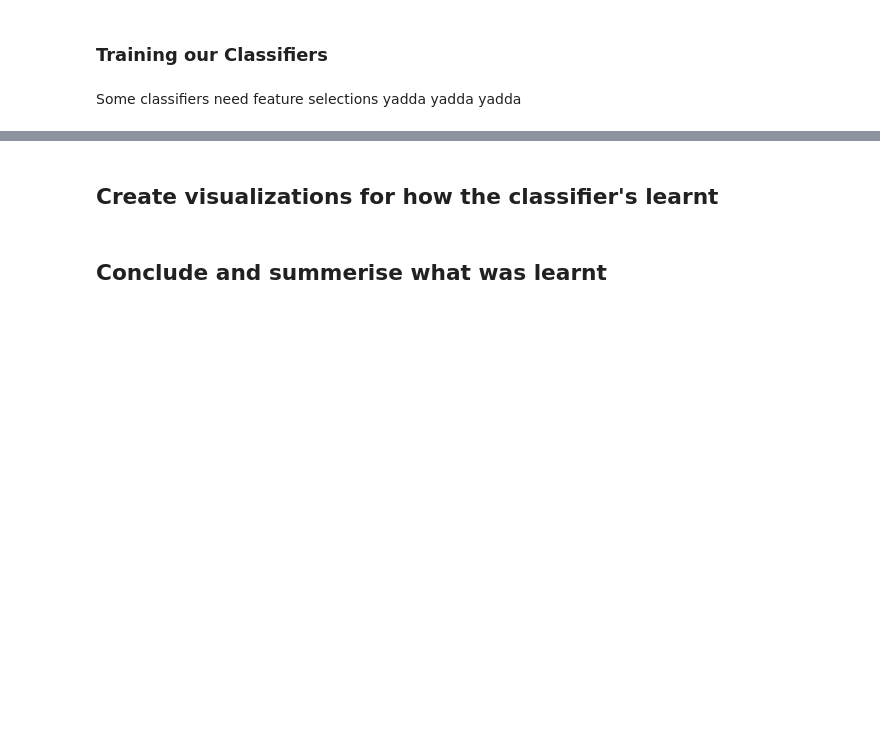
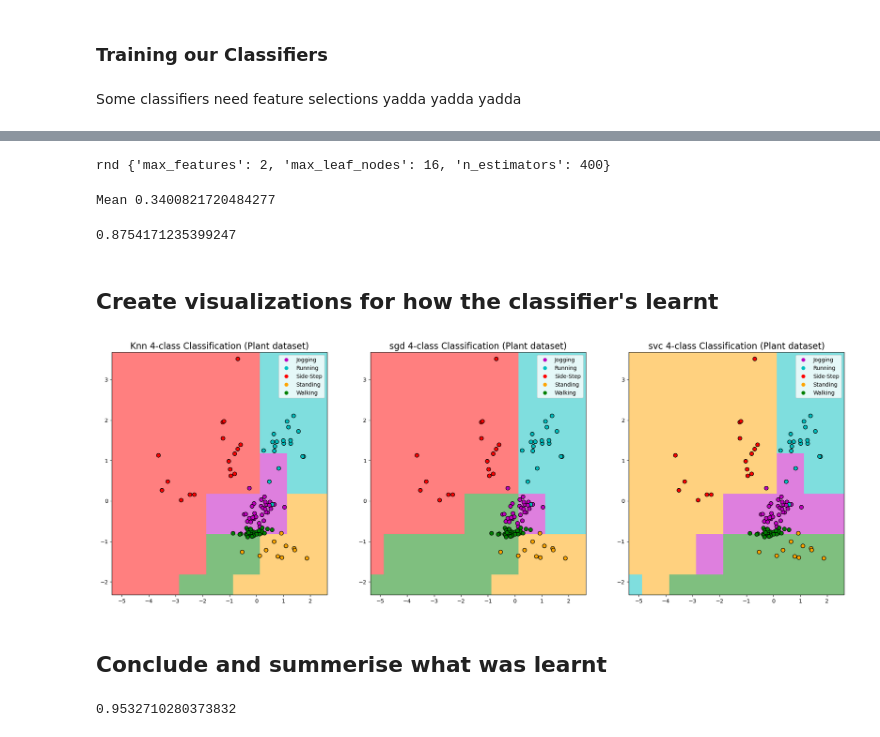
Before and after one commit to Mokoto-K/COSC102-assignment-3, a Jupyter notebook: assignment-3.ipynb, the cells around one changed output, grey strips where cells are left out. Saved outputs shown, nothing was run; the diff lists cells and outputs as text; code cells hidden in the pictures; blank space fills up the shorter version.

```diff
--- a/assignment-3.ipynb
+++ b/assignment-3.ipynb
@@ -932,2 +980,55 @@ the SGD is so bad that it alone will bring down the voting classifier. For these
+# %%
+# from sklearn.metrics import mean_squared_error
+# n_est = 1000
+# ada = AdaBoostClassifier(
+#     DecisionTreeClassifier(max_depth=1), n_estimators=n_est,
+#     algorithm="SAMME.R", learning_rate=0.5)
+
+# ada_clf = ada.fit(X_train, y_train)
+
+# errors = [mean_squared_error(y_test, y_pred) for y_pred in ada_clf.staged_predict(X_test)]
+
+# bst_estimatores = np.argmin(errors) + 1
+
+# bst_estimatores
+
+def grid(clf, params, X, y):
+    for c in clf:
+        clf = c[0]
+        name = c[1]
+        grid_search = GridSearchCV(clf, params, cv=5, scoring="neg_mean_squared_error", return_train_score=True, refit=True)
+        grid_search.fit(X, y)
+        print(name, grid_search.best_params_)
+    # return grid_search
+
+rnd = RandomForestClassifier()
+ada = AdaBoostClassifier()
+gbc = GradientBoostingClassifier()
+
+h_params = [{"n_estimators": [200, 400], "max_features": [2, 6], "max_leaf_nodes": [8, 16, 24]}]
+
+gs = grid([(rnd, "rnd")], h_params, X_train, y_train) #, (ada, "ada"), (gbc, "gbc")
+# %% [output]
+rnd {'max_features': 2, 'max_leaf_nodes': 16, 'n_estimators': 400}
+# %%
+def score(scores):
+    print("Mean", scores.mean())
+
+rnd = RandomForestClassifier()
+# rnd.fit(X_train, y_train)
+rnd_score = cross_val_score(rnd, X_train, y_train, scoring="neg_mean_squared_error", cv=10)
+rnd_scores_rmse = np.sqrt(-rnd_score)
+
+score(rnd_scores_rmse)
+
+rnd = rnd.fit(X_train, y_train)
+rnd_pred = rnd.predict(X_test)
+
+d = mean_squared_error(y_test, rnd_pred)
+d = np.sqrt(d)
+d
+# %% [output]
+Mean 0.3400821720484277
+0.8754171235399247
 # %% [markdown]
 ## Create visualizations for how the classifier's learnt
@@ -934,2 +1134,8 @@ the SGD is so bad that it alone will bring down the voting classifier. For these
+# %%
+classifiers = [(knn_clf, knn_best_f1, knn_best_f2, "Knn"), (sgd_clf, sgd_best_f1, sgd_best_f2, "sgd"), (svc_clf, svc_best_f1, svc_best_f2, "svc")]
+
+decision_boundaries(classifiers, X_train, y_train, X_test, y_test, lb)
+# %% [output]
+[figure, added]
 # %% [markdown]
 ## Conclude and summerise what was learnt
@@ -937,0 +1142,10 @@ the SGD is so bad that it alone will bring down the voting classifier. For these
+# %%
+voting = VotingClassifier(estimators = [("rnd", rnd_clf), ("ada", ada_clf), ("knn", knn_clf), ("gbc", gbc_clf)], voting="hard")
+
+vote_clf = voting.fit(X_train, y_train)
+
+y_pred = voting.predict(X_test)
+accuracy_score(y_test, y_pred)
+# classifiers_performance_metrics((y_pred,"VotingClassifier"), X_test, y_test )
+# %% [output]
+0.9532710280373832
```
Also changed, not shown: parts of 14 cells of this notebook.
